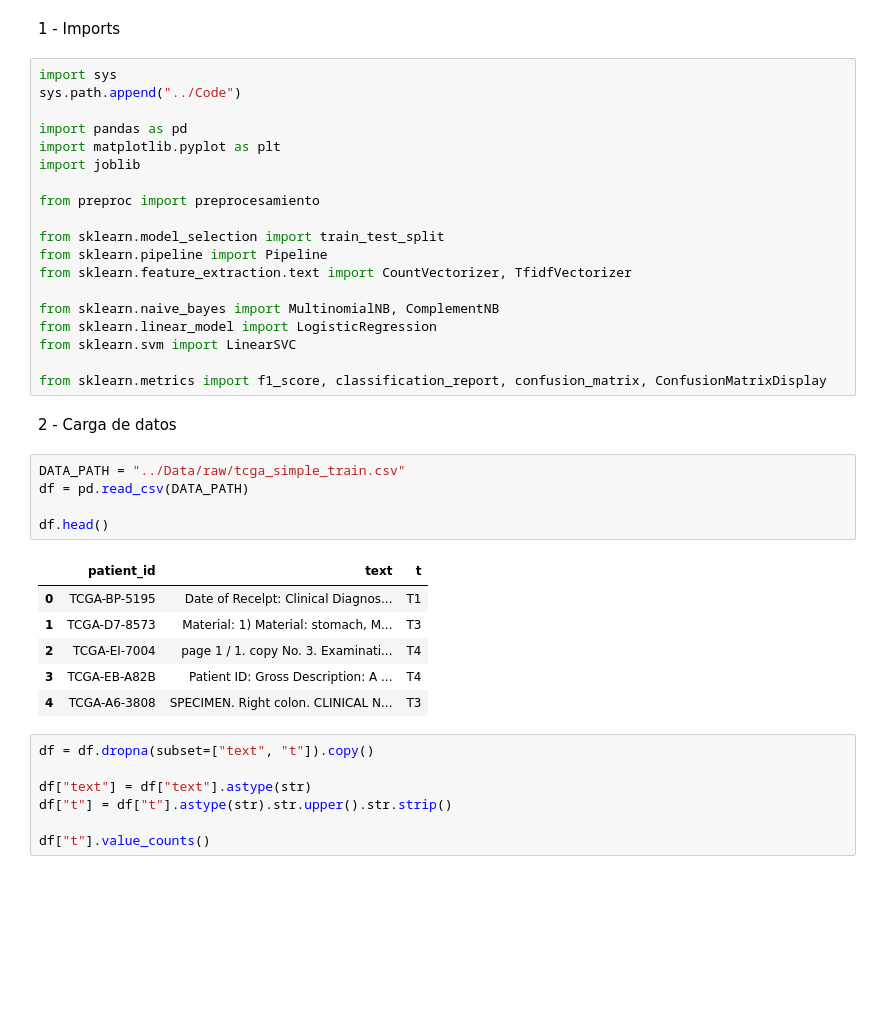
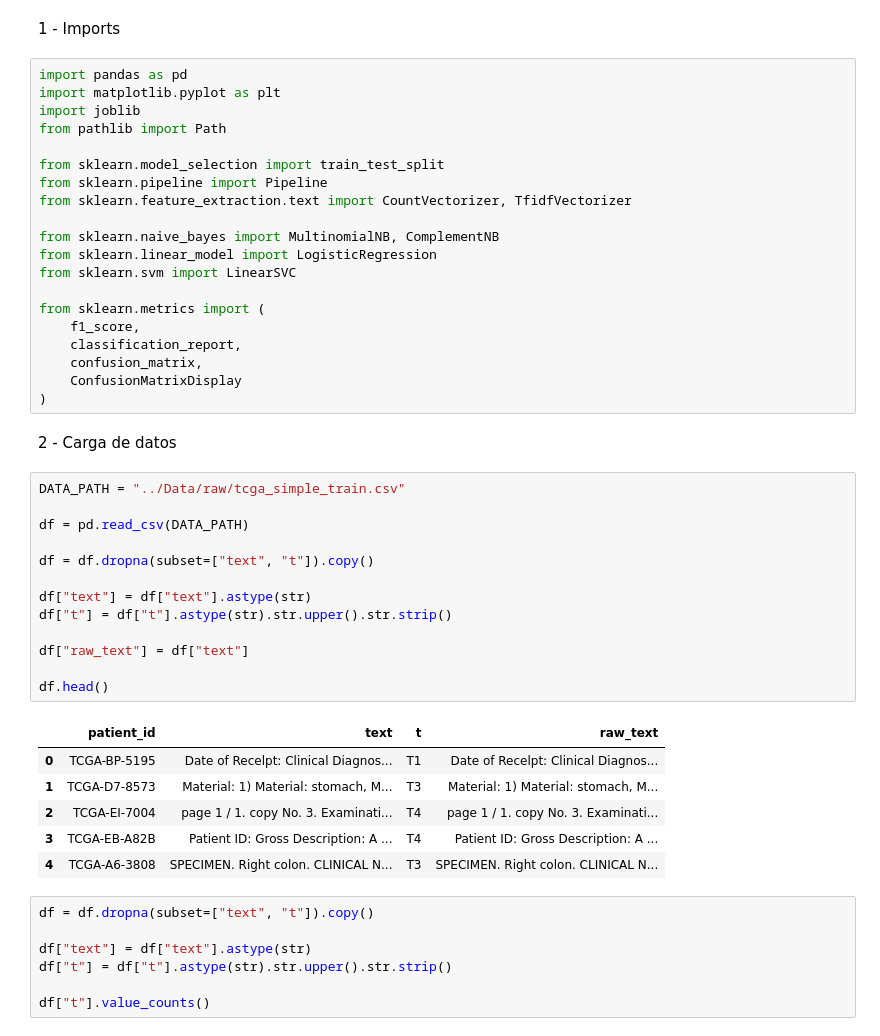
Before and after one commit to Hugo31810/OncoNLP, a Jupyter notebook: Notebooks/06_ML_models.ipynb, the cells around one changed output. Saved outputs shown, nothing was run; the diff lists cells and outputs as text; blank space fills up the shorter version.

```diff
--- a/Notebooks/06_ML_models.ipynb
+++ b/Notebooks/06_ML_models.ipynb
@@ -3,14 +3,10 @@
 # %% [markdown]
 1 - Imports
 # %%
-import sys
-sys.path.append("../Code")
-
 import pandas as pd
 import matplotlib.pyplot as plt
 import joblib
-
-from preproc import preprocesamiento
+from pathlib import Path
 
 from sklearn.model_selection import train_test_split
 from sklearn.pipeline import Pipeline
@@ -20,21 +16,34 @@ from sklearn.naive_bayes import MultinomialNB, ComplementNB
 from sklearn.linear_model import LogisticRegression
 from sklearn.svm import LinearSVC
 
-from sklearn.metrics import f1_score, classification_report, confusion_matrix, ConfusionMatrixDisplay
+from sklearn.metrics import (
+    f1_score,
+    classification_report,
+    confusion_matrix,
+    ConfusionMatrixDisplay
+)
 # %% [markdown]
 2 - Carga de datos
 # %%
 DATA_PATH = "../Data/raw/tcga_simple_train.csv"
+
 df = pd.read_csv(DATA_PATH)
 
+df = df.dropna(subset=["text", "t"]).copy()
+
+df["text"] = df["text"].astype(str)
+df["t"] = df["t"].astype(str).str.upper().str.strip()
+
+df["raw_text"] = df["text"]
+
 df.head()
 # %% [output]
-|  | patient_id | text | t |
-| 0 | TCGA-BP-5195 | Date of Recelpt: Clinical Diagnos... | T1 |
-| 1 | TCGA-D7-8573 | Material: 1) Material: stomach, M... | T3 |
-| 2 | TCGA-EI-7004 | page 1 / 1. copy No. 3. Examinati... | T4 |
-| 3 | TCGA-EB-A82B | Patient ID: Gross Description: A ... | T4 |
-| 4 | TCGA-A6-3808 | SPECIMEN. Right colon. CLINICAL N... | T3 |
+|  | patient_id | text | t | raw_text |
+| 0 | TCGA-BP-5195 | Date of Recelpt: Clinical Diagnos... | T1 | Date of Recelpt: Clinical Diagnos... |
+| 1 | TCGA-D7-8573 | Material: 1) Material: stomach, M... | T3 | Material: 1) Material: stomach, M... |
+| 2 | TCGA-EI-7004 | page 1 / 1. copy No. 3. Examinati... | T4 | page 1 / 1. copy No. 3. Examinati... |
+| 3 | TCGA-EB-A82B | Patient ID: Gross Description: A ... | T4 | Patient ID: Gross Description: A ... |
+| 4 | TCGA-A6-3808 | SPECIMEN. Right colon. CLINICAL N... | T3 | SPECIMEN. Right colon. CLINICAL N... |
 # %%
 df = df.dropna(subset=["text", "t"]).copy()
 
```
Also changed, not shown: parts of 5 cells of this notebook, 2 other files.
